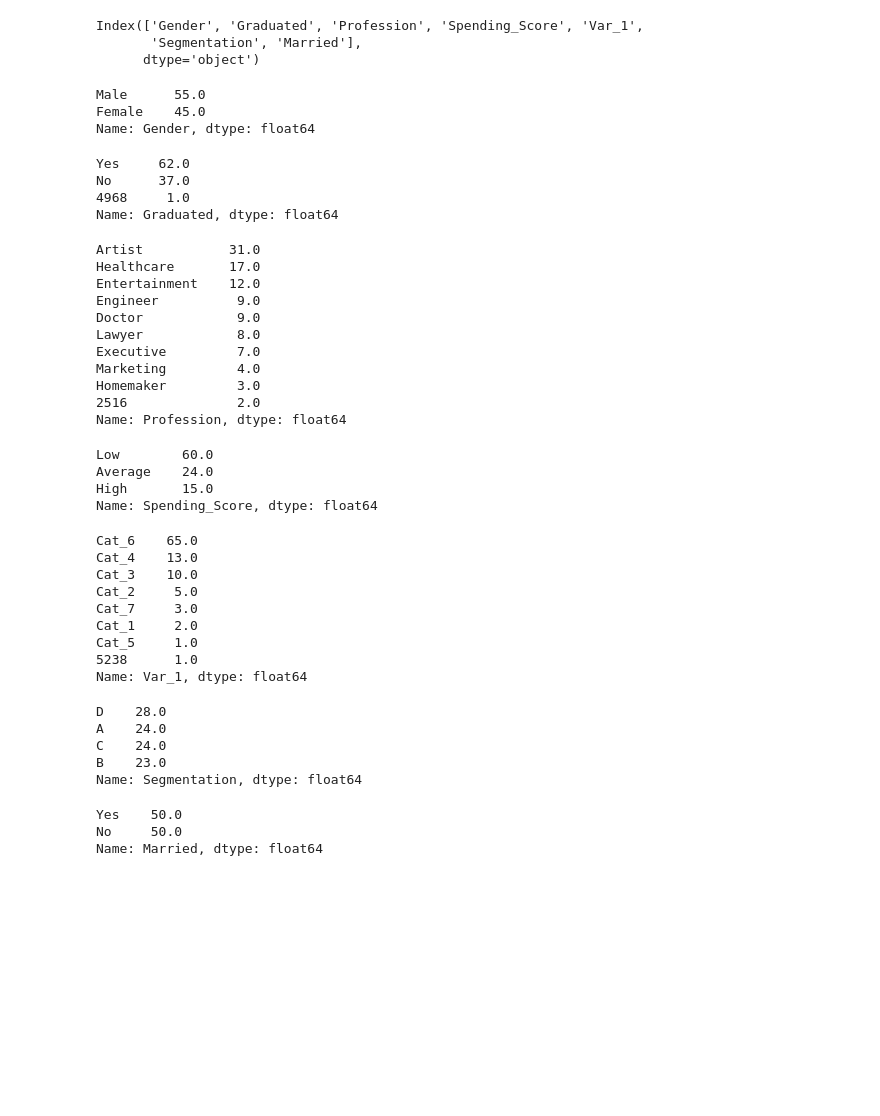
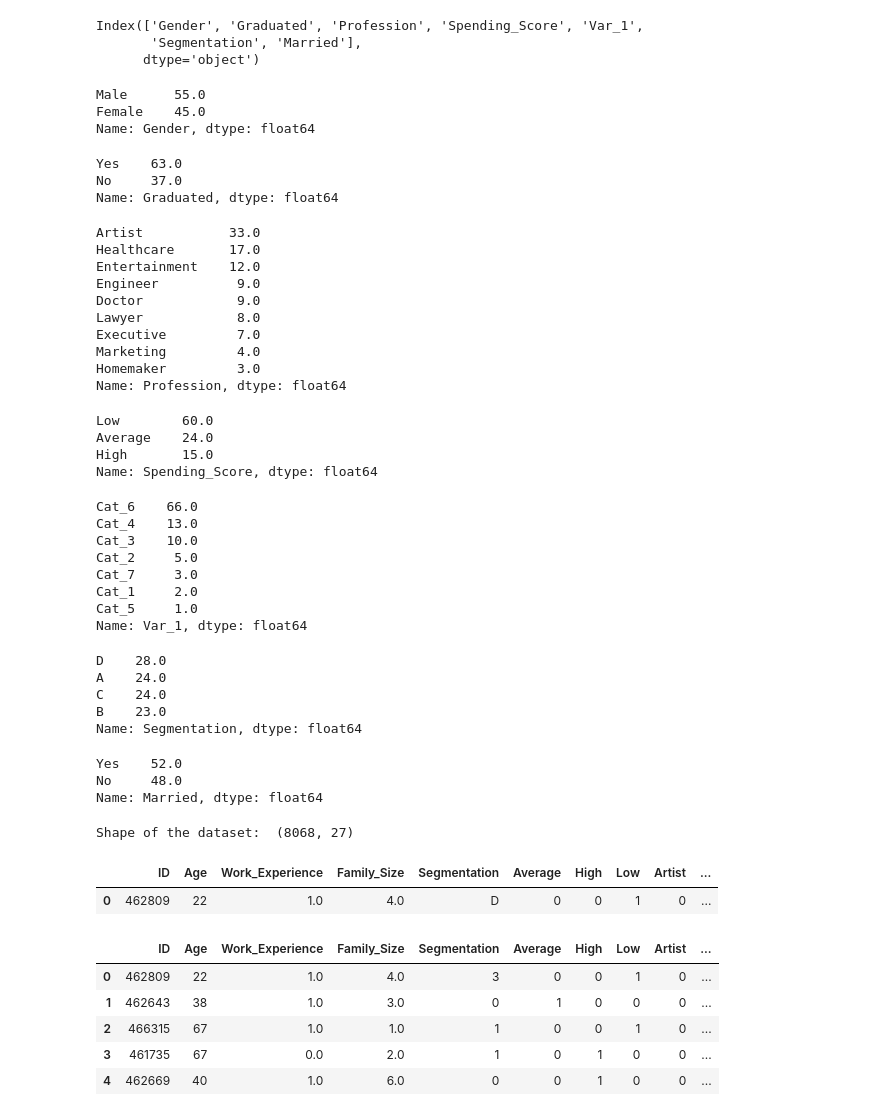
Before and after one commit to giannisbasa/Customer-Segmentation, a Jupyter notebook: 1. Coding/Customer_segmentation.ipynb, the cells around one changed output. Saved outputs shown, nothing was run; the diff lists cells and outputs as text; code cells hidden in the pictures; blank space fills up the shorter version.

```diff
--- a/1. Coding/Customer_segmentation.ipynb
+++ b/1. Coding/Customer_segmentation.ipynb
@@ -643,10 +643,10 @@ chi_2_test_pvt = chi_2_test.pivot(index='Var1', columns='Var2', values='Coeff')
 train1 = train.copy()
 # %%
 # Imputation of categorical variables
-train1['Ever_Married'].fillna(train1['Ever_Married'].value_counts().sort_values(ascending=False)[0], inplace=True)
-train1['Profession'].fillna(train1['Profession'].value_counts().sort_values(ascending=False)[0], inplace=True)
-train1['Graduated'].fillna(train1['Graduated'].value_counts().sort_values(ascending=False)[0], inplace=True)
-train1['Var_1'].fillna(train1['Var_1'].value_counts().sort_values(ascending=False)[0], inplace=True)
+train1['Ever_Married'].fillna(train1['Ever_Married'].value_counts(dropna=False).sort_values(ascending=False).index[0], inplace=True)
+train1['Profession'].fillna(train1['Profession'].value_counts(dropna=False).sort_values(ascending=False).index[0], inplace=True)
+train1['Graduated'].fillna(train1['Graduated'].value_counts(dropna=False).sort_values(ascending=False).index[0], inplace=True)
+train1['Var_1'].fillna(train1['Var_1'].value_counts(dropna=False).sort_values(ascending=False).index[0], inplace=True)
 
 # Impute numeric variables
 train1['Work_Experience'].fillna(train1['Work_Experience'].median(), inplace=True)
@@ -748,11 +742,10 @@ display(distribution(train2, 'Married'))
 Male      55.0
 Female    45.0
 Name: Gender, dtype: float64
-Yes     62.0
-No      37.0
-4968     1.0
+Yes    63.0
+No     37.0
 Name: Graduated, dtype: float64
-Artist           31.0
+Artist           33.0
 Healthcare       17.0
 Entertainment    12.0
 Engineer          9.0
@@ -761,26 +754,57 @@ Lawyer            8.0
 Executive         7.0
 Marketing         4.0
 Homemaker         3.0
-2516              2.0
 Name: Profession, dtype: float64
 Low        60.0
 Average    24.0
 High       15.0
 Name: Spending_Score, dtype: float64
-Cat_6    65.0
+Cat_6    66.0
 Cat_4    13.0
 Cat_3    10.0
 Cat_2     5.0
 Cat_7     3.0
 Cat_1     2.0
 Cat_5     1.0
-5238      1.0
 Name: Var_1, dtype: float64
 D    28.0
 A    24.0
 C    24.0
 B    23.0
 Name: Segmentation, dtype: float64
-Yes    50.0
-No     50.0
+Yes    52.0
+No     48.0
 Name: Married, dtype: float64
+# %%
+# One-hot encoding - Multiple possible values
+score = pd.get_dummies(train2['Spending_Score'])
+profession = pd.get_dummies(train2['Profession'])
+var = pd.get_dummies(train2['Var_1'])
+
+# Concat to the dataset
+train2 = pd.concat([train2, score, profession, var], axis=1)
+
+# One-hot encoding - Binary posibble values
+train2['is_male'] = (train2['Gender'] == 'Male').astype(int)
+train2['is_graduated'] = (train2['Graduated'] == 'Yes').astype(int)
+train2['is_married'] = (train2['Married'] == 'Yes').astype(int)
+# %%
+# Drop unecessary columns
+train3 = train2.drop(columns=['Gender','Graduated','Profession','Spending_Score','Var_1','Married'], axis=1)
+print('Shape of the dataset: ', train3.shape)
+train3.head(1)
+# %% [output]
+Shape of the dataset:  (8068, 27)
+|  | ID | Age | Work_Experience | Family_Size | Segmentation | Average | High | Low | Artist | ... |
+| 0 | 462809 | 22 | 1.0 | 4.0 | D | 0 | 0 | 1 | 0 | ... |
+# %%
+# Encoding the targeted variable
+train3['Segmentation'] = train3['Segmentation'].map({'A':0, 'B':1, 'C':2, 'D':3})
+train3.head()
+# %% [output]
+|  | ID | Age | Work_Experience | Family_Size | Segmentation | Average | High | Low | Artist | ... |
+| 0 | 462809 | 22 | 1.0 | 4.0 | 3 | 0 | 0 | 1 | 0 | ... |
+| 1 | 462643 | 38 | 1.0 | 3.0 | 0 | 1 | 0 | 0 | 0 | ... |
+| 2 | 466315 | 67 | 1.0 | 1.0 | 1 | 0 | 0 | 1 | 0 | ... |
+| 3 | 461735 | 67 | 0.0 | 2.0 | 1 | 0 | 1 | 0 | 0 | ... |
+| 4 | 462669 | 40 | 1.0 | 6.0 | 0 | 0 | 1 | 0 | 0 | ... |
```
Also changed, not shown: parts of 10 cells of this notebook.
